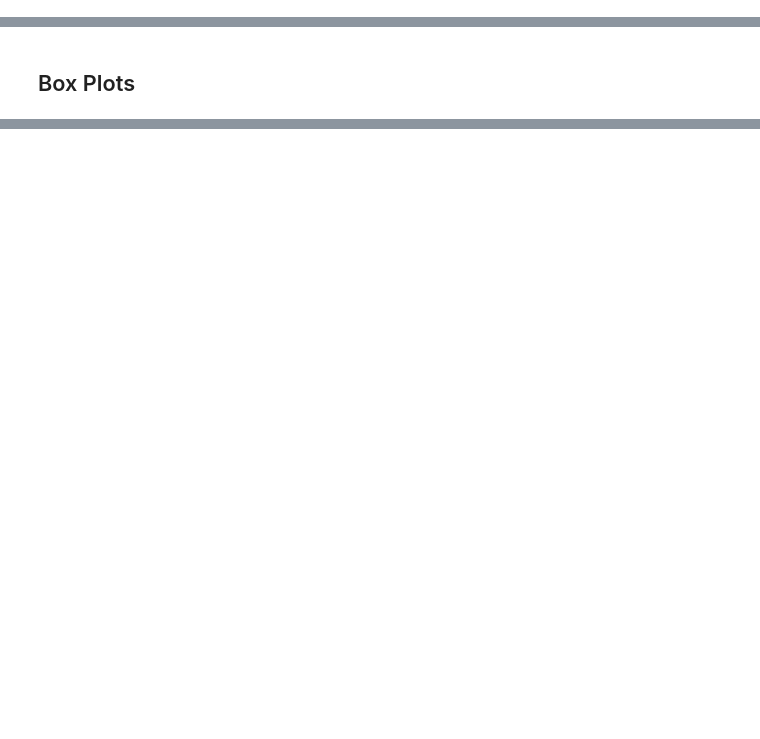
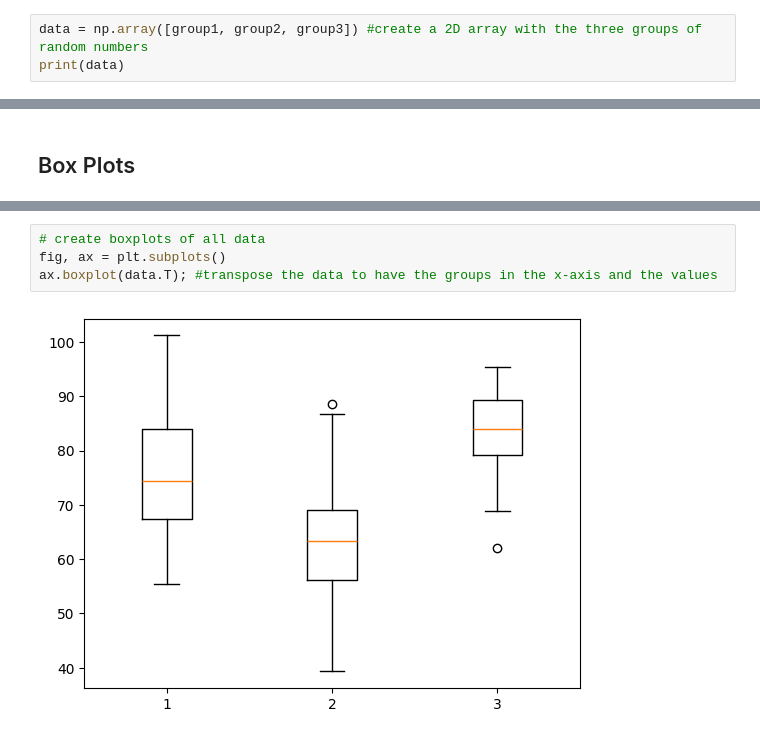
Before and after one commit to AnnaLoz28/principles_of_data_analytics, a Jupyter notebook: boxplots.ipynb, the cells around one changed output, grey strips where cells are left out. Cells and saved outputs as stored; diff of their text form; blank space fills up the shorter version.

```diff
--- a/boxplots.ipynb
+++ b/boxplots.ipynb
@@ -139,0 +146,3 @@ Histograms are good to look at groups one at a time. Plots like the above one ar
+# %%
+data = np.array([group1, group2, group3]) #create a 2D array with the three groups of random numbers
+print(data)
@@ -143,0 +283,6 @@ Can be used to observe a single group but also to compare more than one group.
+# %%
+# create boxplots of all data
+fig, ax = plt.subplots()
+ax.boxplot(data.T); #transpose the data to have the groups in the x-axis and the values
+# %% [output]
+[figure, added]
```
Also changed, not shown: parts of 20 cells of this notebook.
